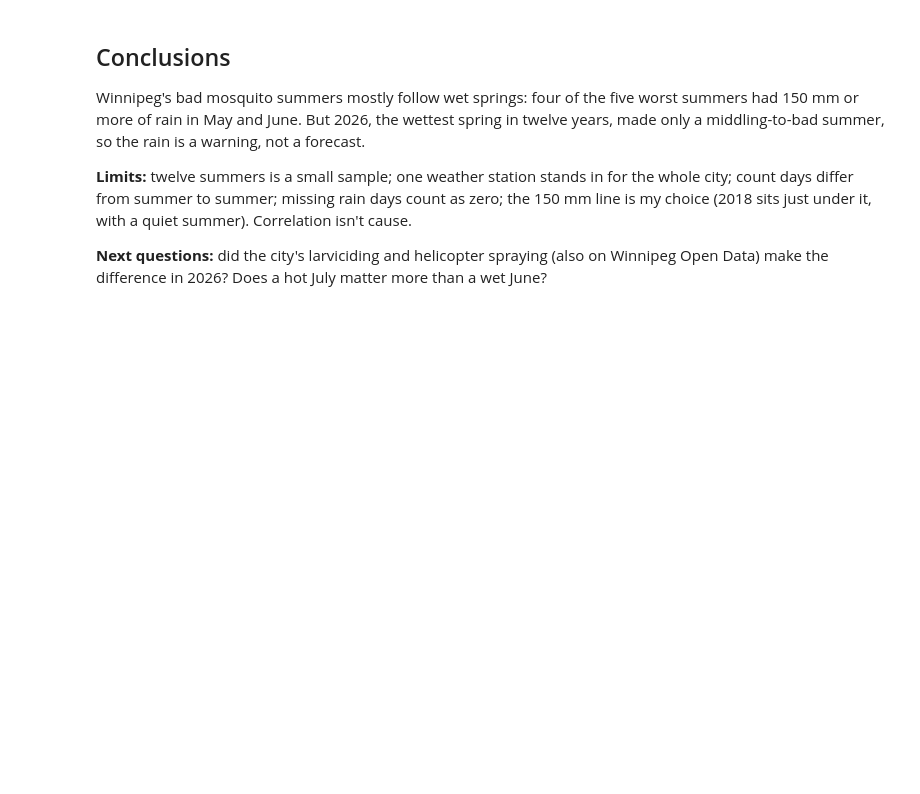
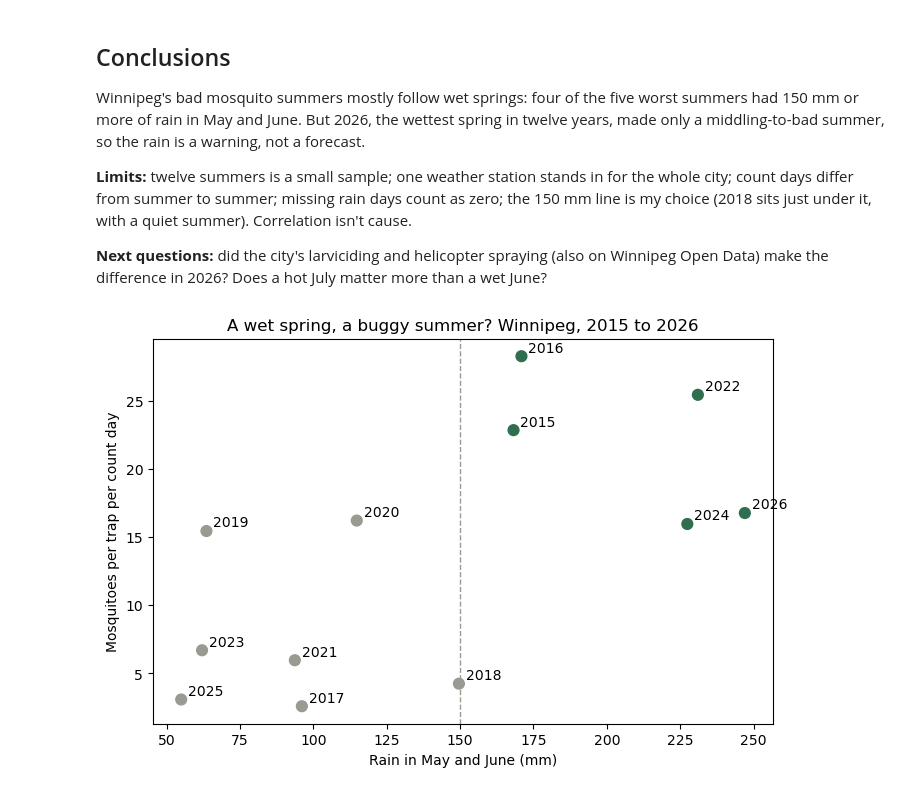
Before and after one commit to macrrc/comp-2040-mosquito-story-exemplar, a Jupyter notebook: notebooks/03-story.ipynb, the cells around one changed output. Drawn from its saved outputs; the diff is of its cells as text; code cells hidden in the pictures; blank space fills up the shorter version.

Commit message:
The scatter becomes rain_scatter: chapter 3 and the README figure draw it

```diff
--- a/notebooks/03-story.ipynb
+++ b/notebooks/03-story.ipynb
@@ -125,3 +118,11 @@ under it, with a quiet summer). Correlation isn't cause.
 
 **Next questions:** did the city's larviciding and helicopter spraying (also on Winnipeg Open Data) make the
 difference in 2026? Does a hot July matter more than a wet June?
+# %%
+# The README figure: the chapter 3 chart, with the city in the title
+fig, ax = plt.subplots(figsize=(8, 5))
+tools.rain_scatter(ax, seasons, WET_SPRING_MM, f"A wet spring, a buggy summer? Winnipeg, {first_year} to {last_year}")
+fig.savefig("../figures/rain-vs-mosquitoes.png", dpi=150, bbox_inches="tight")
+plt.show()
+# %% [output]
+[figure, added]
```
Also changed, not shown: parts of 2 cells of this notebook, 2 other files.
